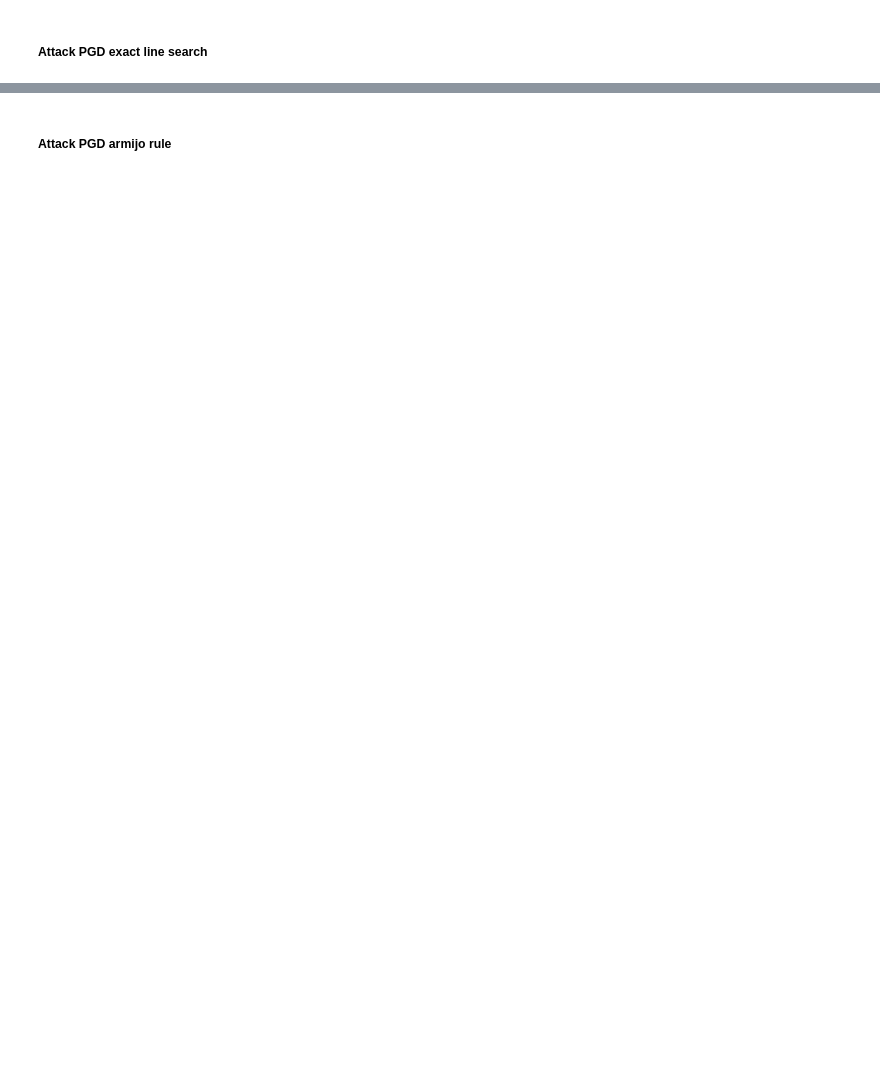
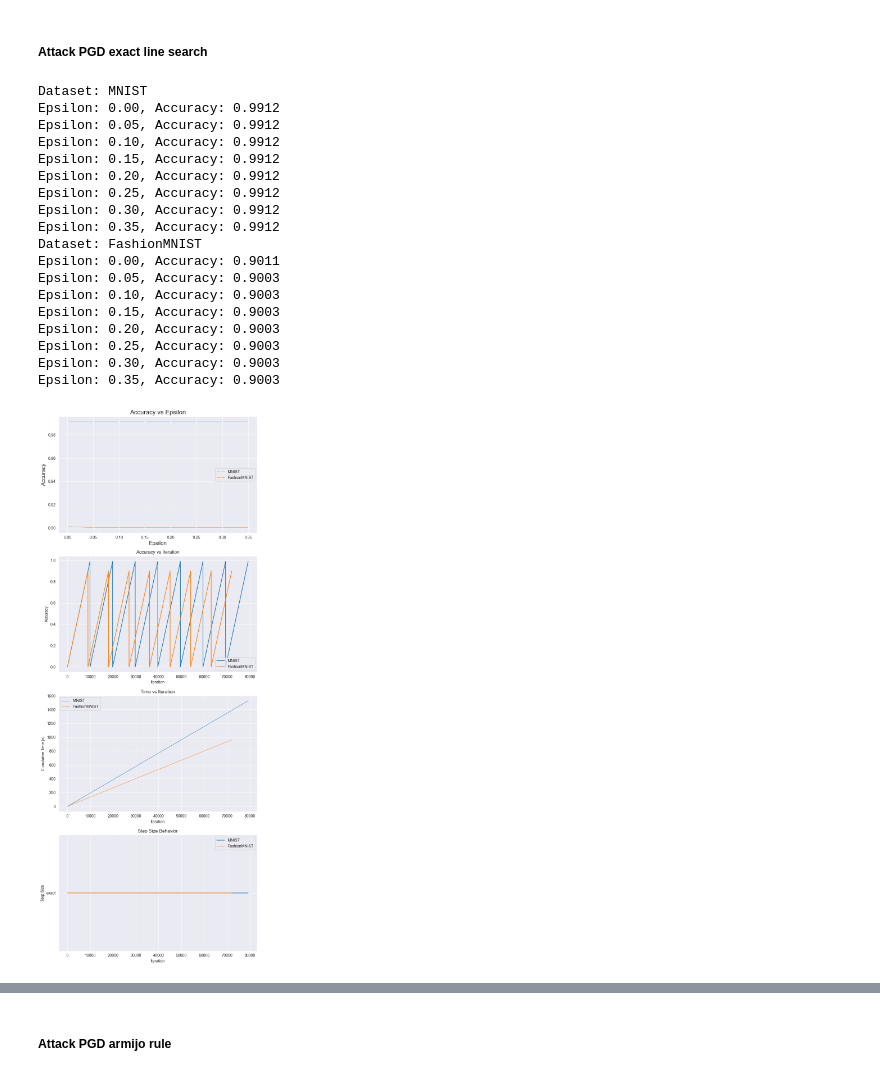
Before and after one commit to TannerAGraves/FW-variants-for-WB-Adversarial-Attacks, a Jupyter notebook: AA draft.ipynb, the cells around one changed output, grey strips where cells are left out. Cells and saved outputs as stored; diff of their text form; code cells hidden in the pictures; blank space fills up the shorter version.

```diff
--- a/AA draft.ipynb
+++ b/AA draft.ipynb
@@ -551,4 +642,24 @@ RUN(model_dict, device, test_loader_dict, PGD_adapt, num_iter, "alpha_dim")
 # %% [markdown]
 ##### Attack PGD exact line search
 # %%
-RUN(model_dict, device, test_loader_dict, PGD_adapt, num_iter, "exact")
+RUN(model_dict, device, test_loader_dict, PGD_adapt, num_iter, epsilons, "exact")
+# %% [output]
+Dataset: MNIST
+Epsilon: 0.00, Accuracy: 0.9912
+Epsilon: 0.05, Accuracy: 0.9912
+Epsilon: 0.10, Accuracy: 0.9912
+Epsilon: 0.15, Accuracy: 0.9912
+Epsilon: 0.20, Accuracy: 0.9912
+Epsilon: 0.25, Accuracy: 0.9912
+Epsilon: 0.30, Accuracy: 0.9912
+Epsilon: 0.35, Accuracy: 0.9912
+Dataset: FashionMNIST
+Epsilon: 0.00, Accuracy: 0.9011
+Epsilon: 0.05, Accuracy: 0.9003
+Epsilon: 0.10, Accuracy: 0.9003
+Epsilon: 0.15, Accuracy: 0.9003
+Epsilon: 0.20, Accuracy: 0.9003
+Epsilon: 0.25, Accuracy: 0.9003
+Epsilon: 0.30, Accuracy: 0.9003
+Epsilon: 0.35, Accuracy: 0.9003
+[figure, added]
```
Also changed, not shown: parts of 14 cells of this notebook.
